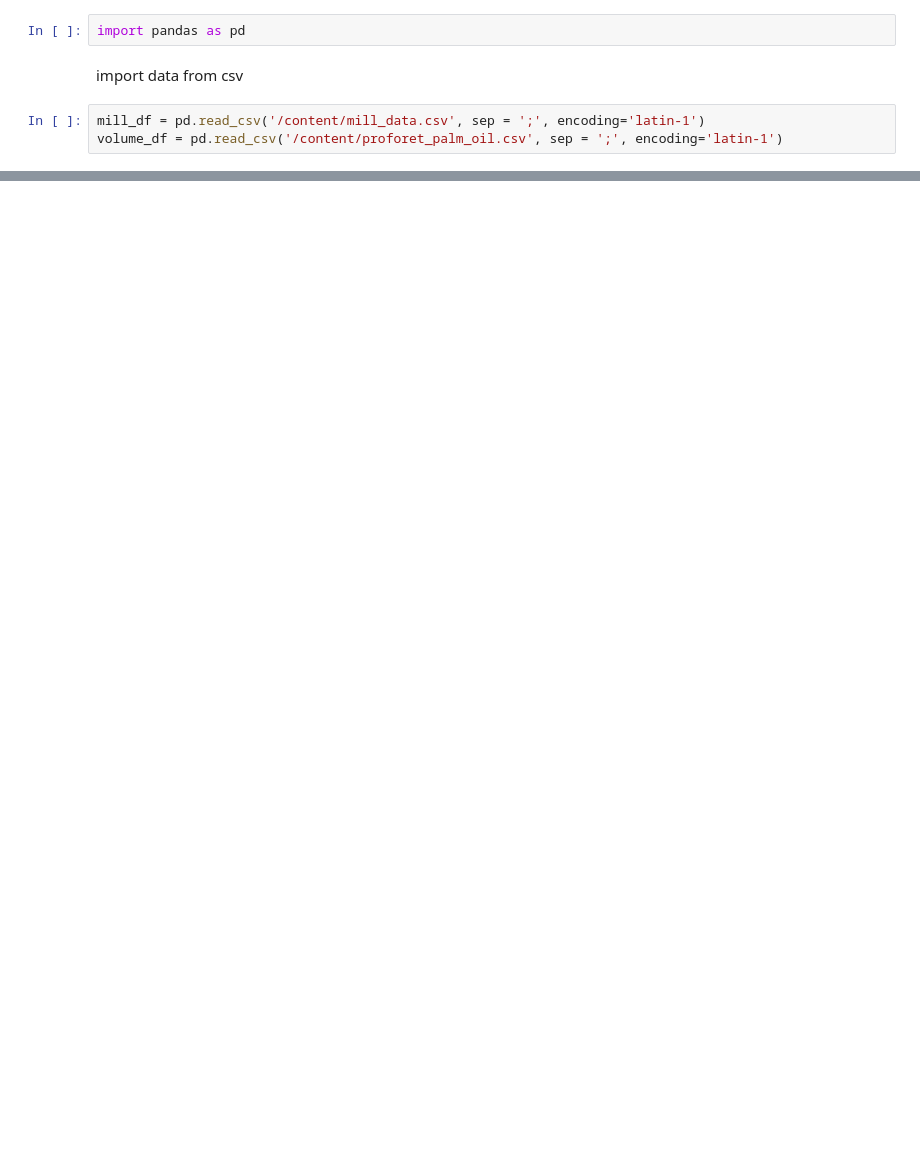
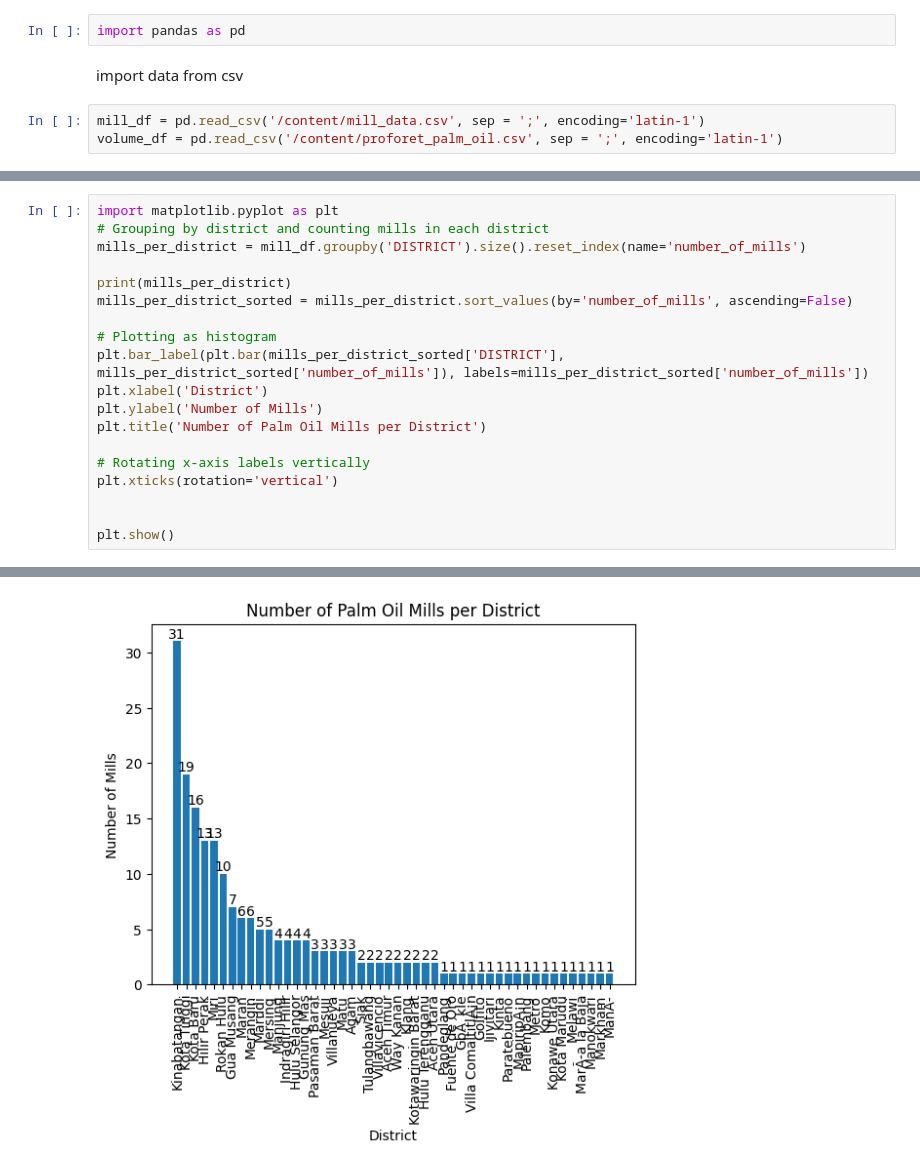
Before and after one commit to pr-maryanarty/data_analyst_portfolio, a Jupyter notebook: palm_oil.ipynb, the cells around one changed output, grey strips where cells are left out. Drawn from its saved outputs; the diff is of its cells as text; blank space fills up the shorter version.

```diff
--- a/palm_oil.ipynb
+++ b/palm_oil.ipynb
@@ -125,3 +125,23 @@ for index, row in mill_df_clean.iterrows():
 second_map
 # %% [output]
 [interactive output not drawn]
+# %%
+import matplotlib.pyplot as plt
+# Grouping by district and counting mills in each district
+mills_per_district = mill_df.groupby('DISTRICT').size().reset_index(name='number_of_mills')
+
+print(mills_per_district)
+mills_per_district_sorted = mills_per_district.sort_values(by='number_of_mills', ascending=False)
+
+# Plotting as histogram
+plt.bar_label(plt.bar(mills_per_district_sorted['DISTRICT'], mills_per_district_sorted['number_of_mills']), labels=mills_per_district_sorted['number_of_mills'])
+plt.xlabel('District')
+plt.ylabel('Number of Mills')
+plt.title('Number of Palm Oil Mills per District')
+
+# Rotating x-axis labels vertically
+plt.xticks(rotation='vertical')
+
+
+plt.show()
+# %% [output]
@@ -127,0 +165 @@ second_map
+[figure, added]
```
Also changed, not shown: parts of 2 cells of this notebook.
